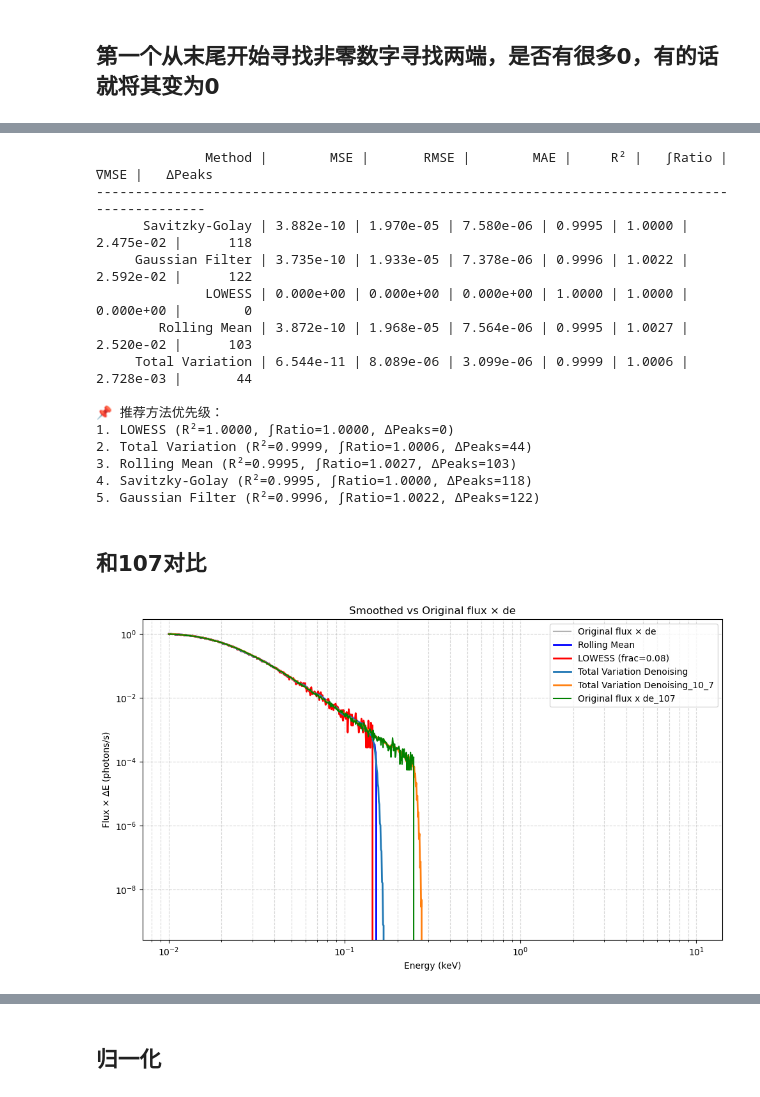
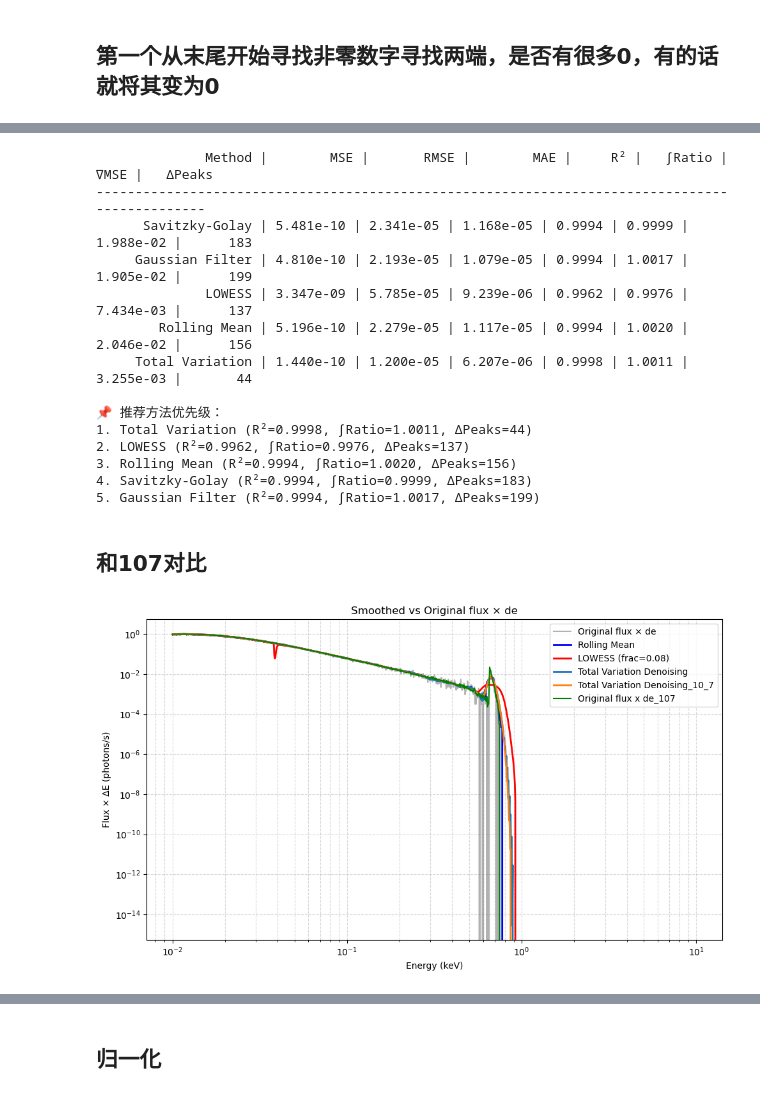
Before and after one commit to renhdw/warmcorona, a Jupyter notebook: Research/warmcom/program/平滑化测试.ipynb, the cells around one changed output, grey strips where cells are left out. Cells and saved outputs as stored; diff of their text form; code cells hidden in the pictures.

```diff
--- a/Research/warmcom/program/平滑化测试.ipynb
+++ b/Research/warmcom/program/平滑化测试.ipynb
@@ -197,7 +197,7 @@ from skimage.restoration import denoise_tv_chambolle
 # flux = np.array([...])
 # de = np.array([...])
 #清理数据
-flux = clean_isolated_peaks_by_segment(flux, window=1)
+# flux = clean_isolated_peaks_by_segment(flux, window=1)
 
 en = np.array(en)
 flux = np.array(flux)
@@ -339,18 +339,18 @@ for i, (name, m) in enumerate(ranked, 1):
 # %% [output]
               Method |        MSE |       RMSE |        MAE |     R² |   ∫Ratio |       ∇MSE |   ΔPeaks
 -----------------------------------------------------------------------------------------------
-      Savitzky-Golay | 3.882e-10 | 1.970e-05 | 7.580e-06 | 0.9995 | 1.0000 | 2.475e-02 |      118
-     Gaussian Filter | 3.735e-10 | 1.933e-05 | 7.378e-06 | 0.9996 | 1.0022 | 2.592e-02 |      122
-              LOWESS | 0.000e+00 | 0.000e+00 | 0.000e+00 | 1.0000 | 1.0000 | 0.000e+00 |        0
-        Rolling Mean | 3.872e-10 | 1.968e-05 | 7.564e-06 | 0.9995 | 1.0027 | 2.520e-02 |      103
-     Total Variation | 6.544e-11 | 8.089e-06 | 3.099e-06 | 0.9999 | 1.0006 | 2.728e-03 |       44
+      Savitzky-Golay | 5.481e-10 | 2.341e-05 | 1.168e-05 | 0.9994 | 0.9999 | 1.988e-02 |      183
+     Gaussian Filter | 4.810e-10 | 2.193e-05 | 1.079e-05 | 0.9994 | 1.0017 | 1.905e-02 |      199
+              LOWESS | 3.347e-09 | 5.785e-05 | 9.239e-06 | 0.9962 | 0.9976 | 7.434e-03 |      137
+        Rolling Mean | 5.196e-10 | 2.279e-05 | 1.117e-05 | 0.9994 | 1.0020 | 2.046e-02 |      156
+     Total Variation | 1.440e-10 | 1.200e-05 | 6.207e-06 | 0.9998 | 1.0011 | 3.255e-03 |       44
 
 📌 推荐方法优先级：
-1. LOWESS (R²=1.0000, ∫Ratio=1.0000, ΔPeaks=0)
-2. Total Variation (R²=0.9999, ∫Ratio=1.0006, ΔPeaks=44)
-3. Rolling Mean (R²=0.9995, ∫Ratio=1.0027, ΔPeaks=103)
-4. Savitzky-Golay (R²=0.9995, ∫Ratio=1.0000, ΔPeaks=118)
-5. Gaussian Filter (R²=0.9996, ∫Ratio=1.0022, ΔPeaks=122)
+1. Total Variation (R²=0.9998, ∫Ratio=1.0011, ΔPeaks=44)
+2. LOWESS (R²=0.9962, ∫Ratio=0.9976, ΔPeaks=137)
+3. Rolling Mean (R²=0.9994, ∫Ratio=1.0020, ΔPeaks=156)
+4. Savitzky-Golay (R²=0.9994, ∫Ratio=0.9999, ΔPeaks=183)
+5. Gaussian Filter (R²=0.9994, ∫Ratio=1.0017, ΔPeaks=199)
 # %% [markdown]
 ## 和107对比
 # %%
@@ -405,41 +405,41 @@ flux_smooth_tv = denoise_tv_chambolle(flux, weight=0.2)
 flux_de_smooth_tv = flux_smooth_tv * de
 
 flux_smooth_tv_10_7 = denoise_tv_chambolle(flux_10_7, weight=0.2)
-flux_de_smooth_tv_10_7 = flux_smooth_tv_10_7 * de
+flux_de_smooth_tv_10_7 = flux_smooth_tv_10_7 * de_10_7
 
 # --- 原始 flux × de ---
 flux_de = flux * de
 
 # 归一化
 flux_de_norm = flux_de / np.max(flux_de)
 flux_de_smooth_rolling_norm = flux_de_smooth_rolling / np.max(flux_de_smooth_rolling)
 flux_de_smooth_lowess_norm = flux_de_smooth_lowess / np.max(flux_de_smooth_lowess)
 flux_de_smooth_tv_norm = flux_de_smooth_tv / np.max(flux_de_smooth_tv)
 flux_de_smooth_tv_10_7_norm = flux_de_smooth_tv_10_7 / np.max(flux_de_smooth_tv_10_7)
 flux_de_10_7_norm = flux_de_10_7 / np.max(flux_de_10_7)
 
 
 # --- 绘图 ---
 plt.figure(figsize=(10, 6))
 
 plt.plot(en, flux_de_norm, label='Original flux × de', color='gray', alpha=0.6)
 plt.plot(en, flux_de_smooth_rolling_norm, label='Rolling Mean', color='blue', lw=2)
 plt.plot(en, flux_de_smooth_lowess_norm, label='LOWESS (frac=0.08)', color='red', lw=2)
 plt.plot(en, flux_de_smooth_tv_norm, label='Total Variation Denoising',lw=2)
 plt.plot(en_10_7, flux_de_smooth_tv_10_7_norm, label='Total Variation Denoising_10_7',lw=2)
 plt.plot(en_10_7,flux_de_10_7_norm,label="Original flux x de_107",color ='g')
 
 plt.xlabel("Energy (keV)")
 plt.ylabel("Flux × ΔE (photons/s)")
 plt.title("Smoothed vs Original flux × de")
 plt.xscale("log")
 plt.yscale("log")
 plt.grid(True, which='both', linestyle='--', alpha=0.5)
 plt.legend()
 plt.tight_layout()
 plt.show()
 # %% [output]
-[figure, old version]
+[figure, new version]
 # %%
 print(flux_10_7)
 # %% [output]
```
Also changed, not shown: parts of 3 cells of this notebook, 2 other files.
